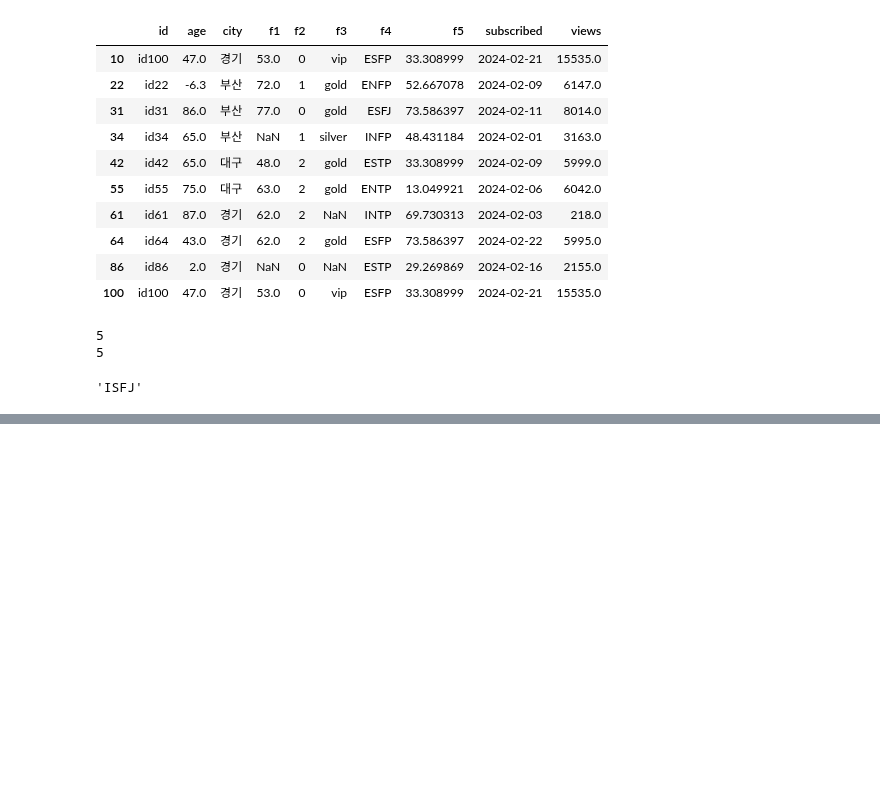
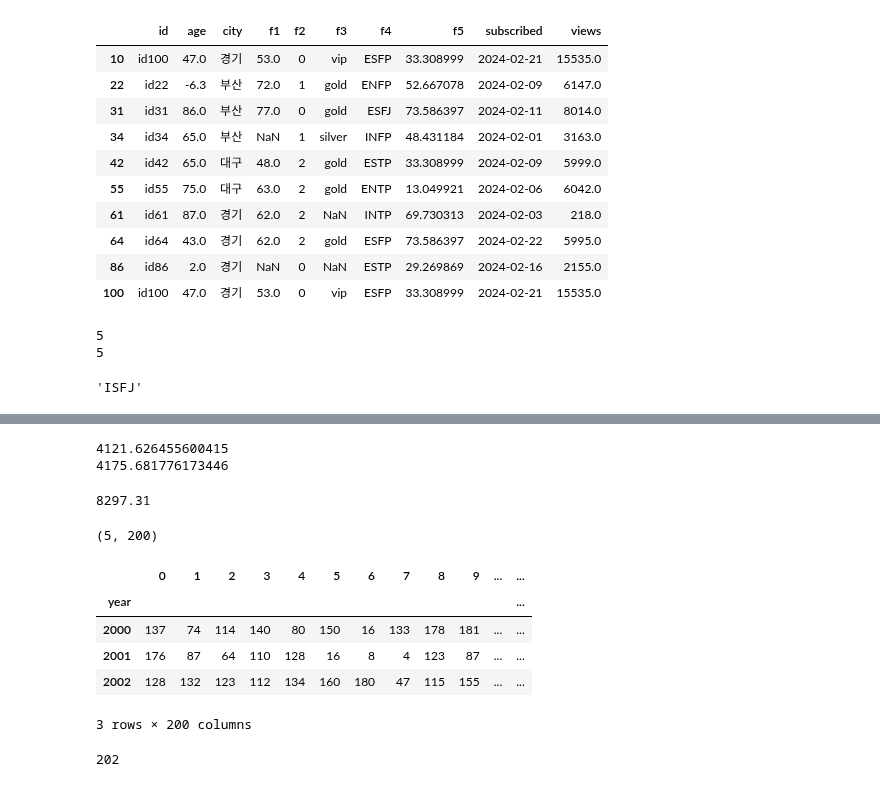
Before and after one commit to YoungriKIM/Engineer_Big_Data_Analysis, a Jupyter notebook: 퇴근후딴짓/part1/ch3/selfstudy.ipynb, the cells around one changed output, grey strips where cells are left out. Drawn from its saved outputs; the diff is of its cells as text; code cells hidden in the pictures; blank space fills up the shorter version.

```diff
--- a/퇴근후딴짓/part1/ch3/selfstudy.ipynb
+++ b/퇴근후딴짓/part1/ch3/selfstudy.ipynb
@@ -253,0 +421,45 @@ target_df['f4'].mode()[0]
+# %%
+# 17
+df = pd.read_csv('type1_data1.csv')
+
+# views 컬럼의 표준편자
+df_std = df['views'].std()
+print(df_std)
+
+# age 컬럼의 이상치를 제거하고, views 컬럼의 표준편차 다시 구하기
+# 소수점 나이, 음수, 0
+df.dropna(axis=0, subset='age', inplace=True)
+df = df[df['age'] > 0]
+df = df[df['age']%1 == 0.0]
+new_df_std = df['views'].std()
+print(new_df_std)
+
+# 이상치 제거 전 후의 views 컬럼의 표준편차를 더하고 반올림 소수 둘째자리까지
+round(df_std+new_df_std, 2)
+# %% [output]
+4121.626455600415
+4175.681776173446
+8297.31
+# %%
+# 18
+df = pd.read_csv('type1_data2.csv', index_col='year')
+print(df.shape)
+display(df.head(3))
+
+# index 2001 데이터에서 평균보다 큰 값의 개수
+large_2001 = sum(df.loc[2001]>df.loc[2001].mean())
+
+# index 2003 데이터에서 평균보다 작은 값의 개수
+small_2003 = sum(df.loc[2003]<df.loc[2003].mean())
+
+# 두 개수 더하기
+large_2001 + small_2003
+# %% [output]
+(5, 200)
+|  | 0 | 1 | 2 | 3 | 4 | 5 | 6 | 7 | 8 | 9 | ... | ... |
+| year |  |  |  |  |  |  |  |  |  |  |  | ... |
+| 2000 | 137 | 74 | 114 | 140 | 80 | 150 | 16 | 133 | 178 | 181 | ... | ... |
+| 2001 | 176 | 87 | 64 | 110 | 128 | 16 | 8 | 4 | 123 | 87 | ... | ... |
+| 2002 | 128 | 132 | 123 | 112 | 134 | 160 | 180 | 47 | 115 | 155 | ... | ... |
+3 rows × 200 columns
+202
```
Also changed, not shown: parts of 9 cells of this notebook.
